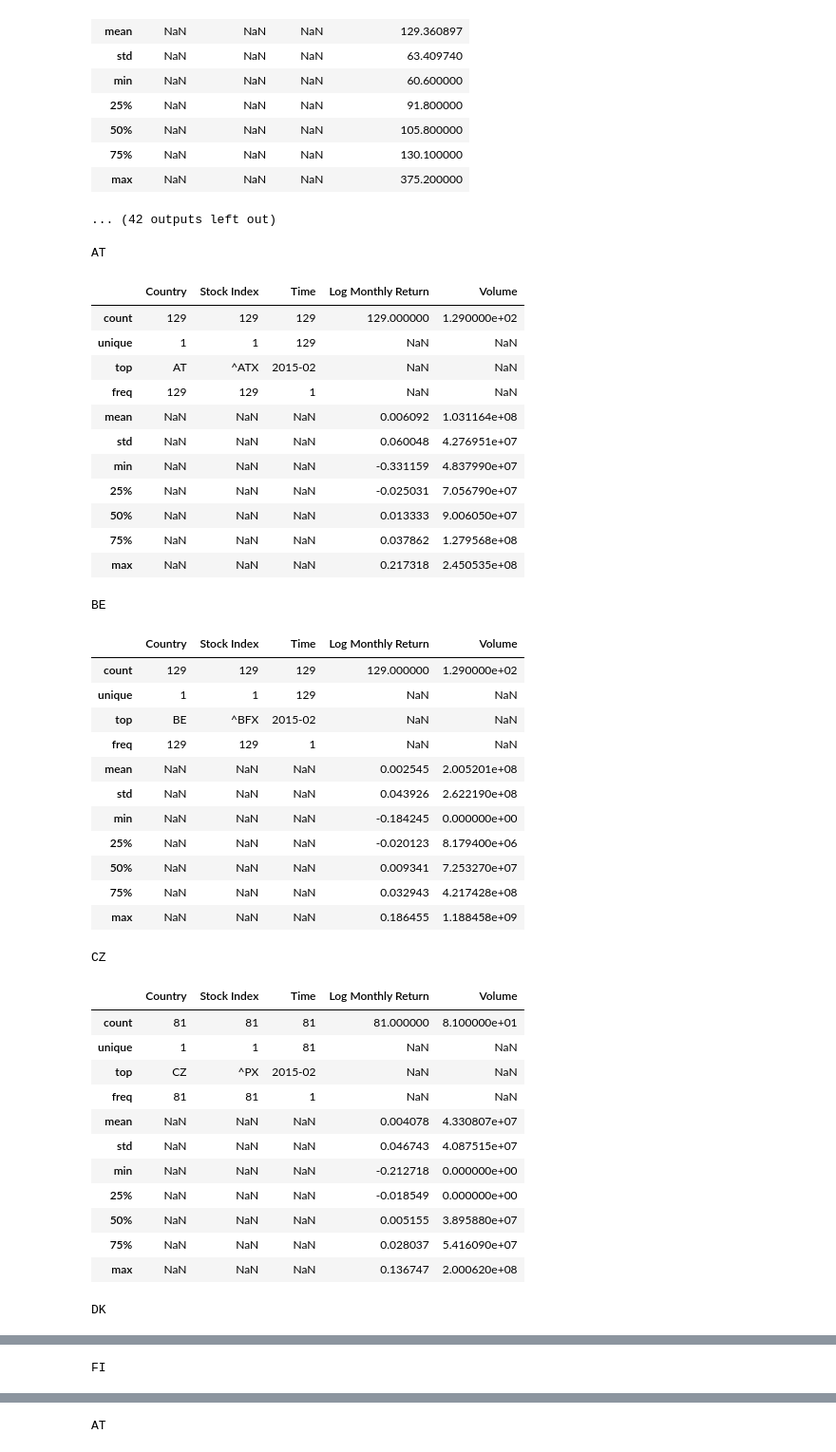
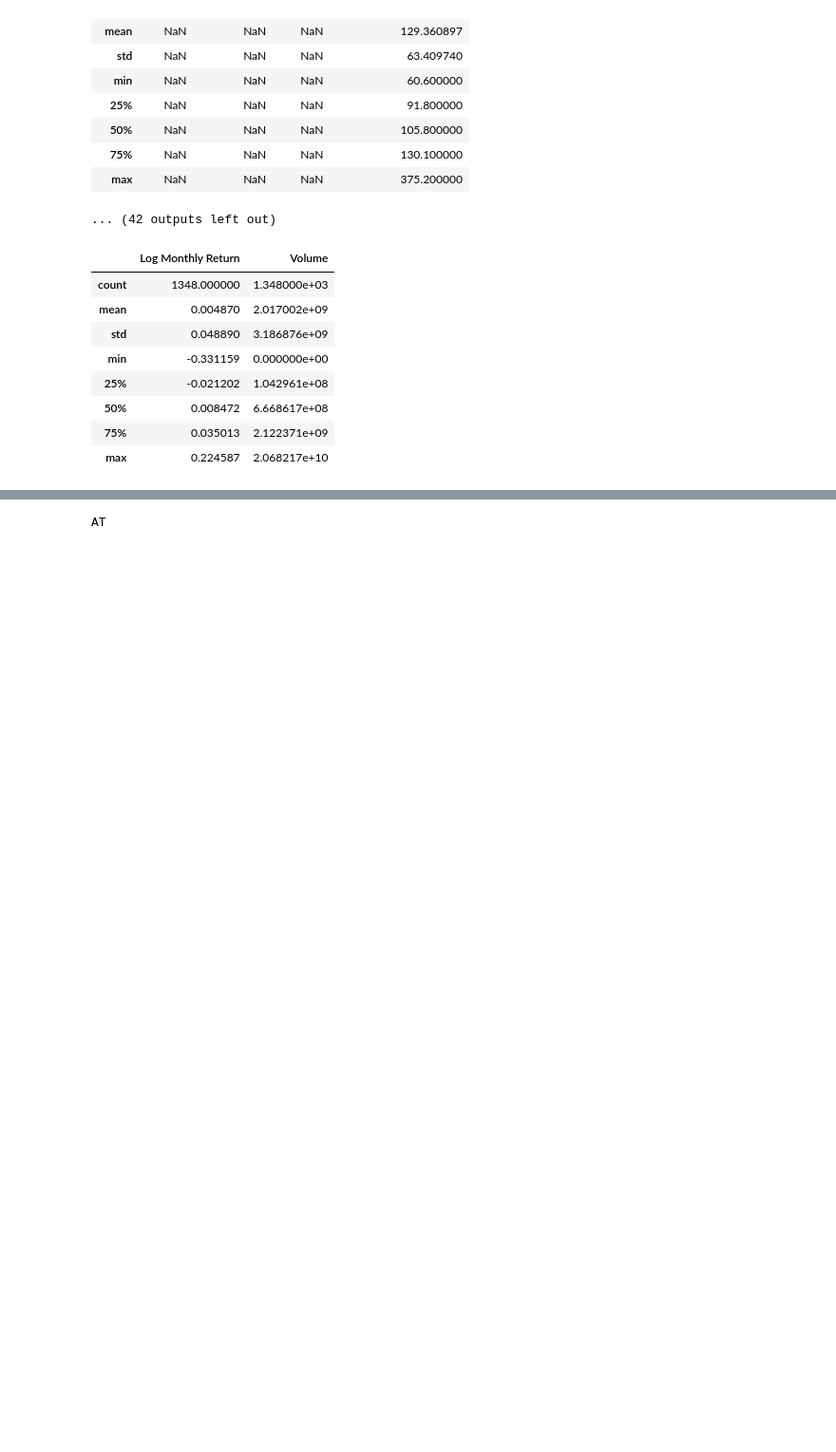
Before and after one commit to EliaLand/PSTR_Financial_Econometrics, a Jupyter notebook: data_plotting/main.ipynb, the cells around one changed output, grey strips where cells are left out. Shown at 95% size. Cells and saved outputs as stored; diff of their text form; code cells hidden in the pictures; blank space fills up the shorter version.

Commit message:
descr update

```diff
--- a/data_plotting/main.ipynb
+++ b/data_plotting/main.ipynb
@@ -203,56 +206,19 @@ DE
 | max | NaN | NaN | NaN | 375.200000 |
 ... (42 outputs left out)
 # %%
-# European Stok indeces decsriptive statistics for each country/index
+# European Stok indeces decsriptive statistics
+# (!!!) non-domestic scale
 # We fetch the dataframe and delete missing values in oder to avoid collision in computational processes
 EURO_stock_dependent_df = pd.read_csv("../data_fetcher/aggregate_df/EURO_stock_dependent_df.csv").dropna()
 
-# List of EU countries matched in the dataframe
-countries = EURO_stock_dependent_df["Country"].unique()
-
-# We create a summary of descriptive statistics for each table
-for country in countries:
-    print(f"{country}")
-    country_df = EURO_stock_dependent_df[EURO_stock_dependent_df["Country"] == country]
-    display(country_df.describe(include="all"))
+EURO_stock_dependent_df.describe()
 # %% [output]
-AT
-|  | Country | Stock Index | Time | Log Monthly Return | Volume |
-| count | 129 | 129 | 129 | 129.000000 | 1.290000e+02 |
-| unique | 1 | 1 | 129 | NaN | NaN |
-| top | AT | ^ATX | 2015-02 | NaN | NaN |
-| freq | 129 | 129 | 1 | NaN | NaN |
-| mean | NaN | NaN | NaN | 0.006092 | 1.031164e+08 |
-| std | NaN | NaN | NaN | 0.060048 | 4.276951e+07 |
-| min | NaN | NaN | NaN | -0.331159 | 4.837990e+07 |
-| 25% | NaN | NaN | NaN | -0.025031 | 7.056790e+07 |
-| 50% | NaN | NaN | NaN | 0.013333 | 9.006050e+07 |
-| 75% | NaN | NaN | NaN | 0.037862 | 1.279568e+08 |
-| max | NaN | NaN | NaN | 0.217318 | 2.450535e+08 |
+|  | Log Monthly Return | Volume |
+| count | 1348.000000 | 1.348000e+03 |
+| mean | 0.004870 | 2.017002e+09 |
+| std | 0.048890 | 3.186876e+09 |
+| min | -0.331159 | 0.000000e+00 |
+| 25% | -0.021202 | 1.042961e+08 |
+| 50% | 0.008472 | 6.668617e+08 |
+| 75% | 0.035013 | 2.122371e+09 |
+| max | 0.224587 | 2.068217e+10 |
-BE
-|  | Country | Stock Index | Time | Log Monthly Return | Volume |
-| count | 129 | 129 | 129 | 129.000000 | 1.290000e+02 |
-| unique | 1 | 1 | 129 | NaN | NaN |
-| top | BE | ^BFX | 2015-02 | NaN | NaN |
-| freq | 129 | 129 | 1 | NaN | NaN |
-| mean | NaN | NaN | NaN | 0.002545 | 2.005201e+08 |
-| std | NaN | NaN | NaN | 0.043926 | 2.622190e+08 |
-| min | NaN | NaN | NaN | -0.184245 | 0.000000e+00 |
-| 25% | NaN | NaN | NaN | -0.020123 | 8.179400e+06 |
-| 50% | NaN | NaN | NaN | 0.009341 | 7.253270e+07 |
-| 75% | NaN | NaN | NaN | 0.032943 | 4.217428e+08 |
-| max | NaN | NaN | NaN | 0.186455 | 1.188458e+09 |
-CZ
-|  | Country | Stock Index | Time | Log Monthly Return | Volume |
-| count | 81 | 81 | 81 | 81.000000 | 8.100000e+01 |
-| unique | 1 | 1 | 81 | NaN | NaN |
-| top | CZ | ^PX | 2015-02 | NaN | NaN |
-| freq | 81 | 81 | 1 | NaN | NaN |
-| mean | NaN | NaN | NaN | 0.004078 | 4.330807e+07 |
-| std | NaN | NaN | NaN | 0.046743 | 4.087515e+07 |
-| min | NaN | NaN | NaN | -0.212718 | 0.000000e+00 |
-| 25% | NaN | NaN | NaN | -0.018549 | 0.000000e+00 |
-| 50% | NaN | NaN | NaN | 0.005155 | 3.895880e+07 |
-| 75% | NaN | NaN | NaN | 0.028037 | 5.416090e+07 |
-| max | NaN | NaN | NaN | 0.136747 | 2.000620e+08 |
-DK
@@ -271 +224,0 @@ DK
-FI
```
Also changed, not shown: parts of 5 cells of this notebook, 1 other file.
